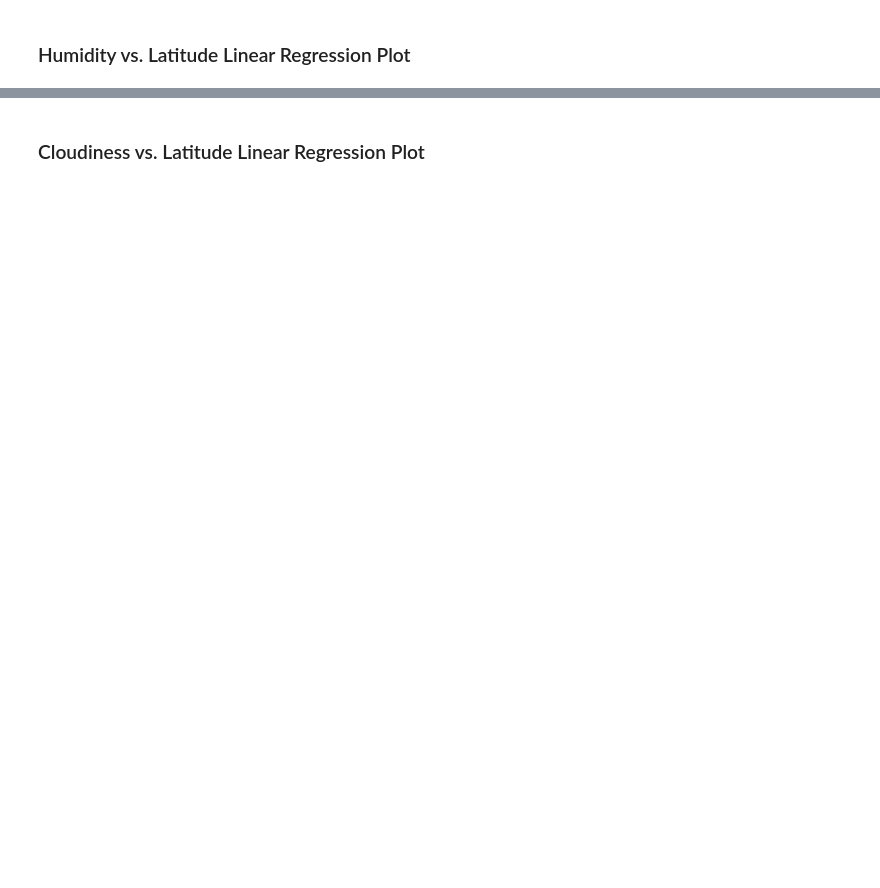
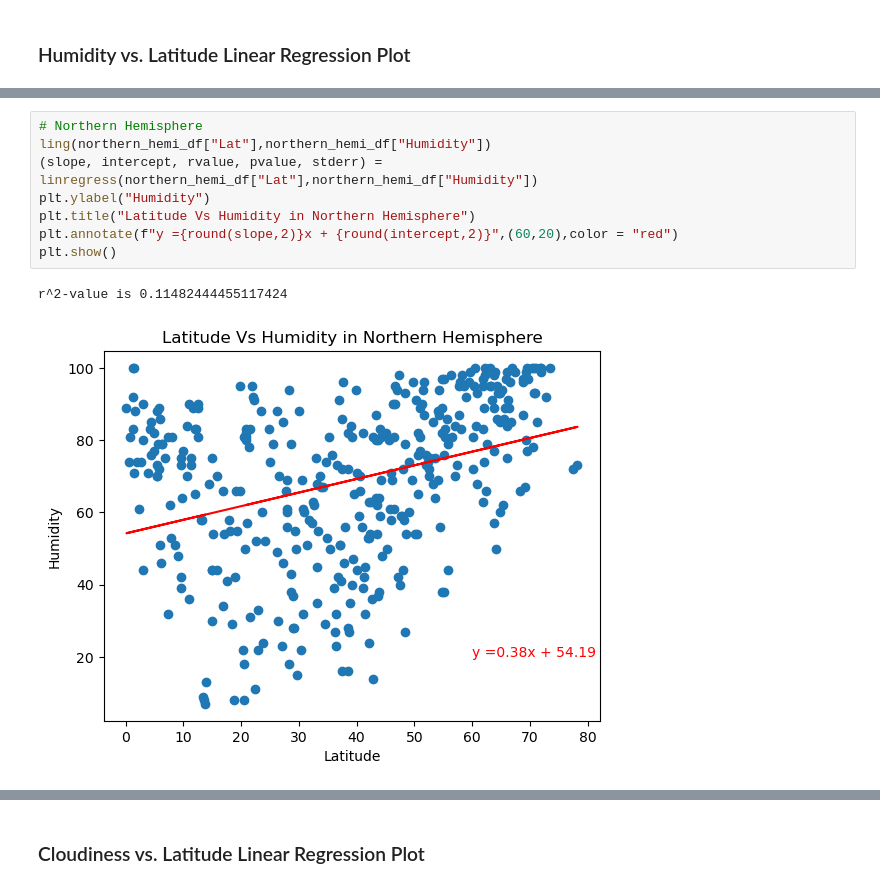
Before and after one commit to john7john/python-api-challenge, a Jupyter notebook: WeatherPy/WeatherPy.ipynb, the cells around one changed output, grey strips where cells are left out. Cells and saved outputs as stored; diff of their text form; blank space fills up the shorter version.

```diff
--- a/WeatherPy/WeatherPy.ipynb
+++ b/WeatherPy/WeatherPy.ipynb
@@ -313,0 +353,11 @@ southern_hemi_df.head()
+# %%
+# Northern Hemisphere
+ling(northern_hemi_df["Lat"],northern_hemi_df["Humidity"])
+(slope, intercept, rvalue, pvalue, stderr) = linregress(northern_hemi_df["Lat"],northern_hemi_df["Humidity"])
+plt.ylabel("Humidity")
+plt.title("Latitude Vs Humidity in Northern Hemisphere")
+plt.annotate(f"y ={round(slope,2)}x + {round(intercept,2)}",(60,20),color = "red")
+plt.show()
+# %% [output]
+r^2-value is 0.11482444455117424
+[figure, added]
```
Also changed, not shown: parts of 36 cells of this notebook, 5 other files.
